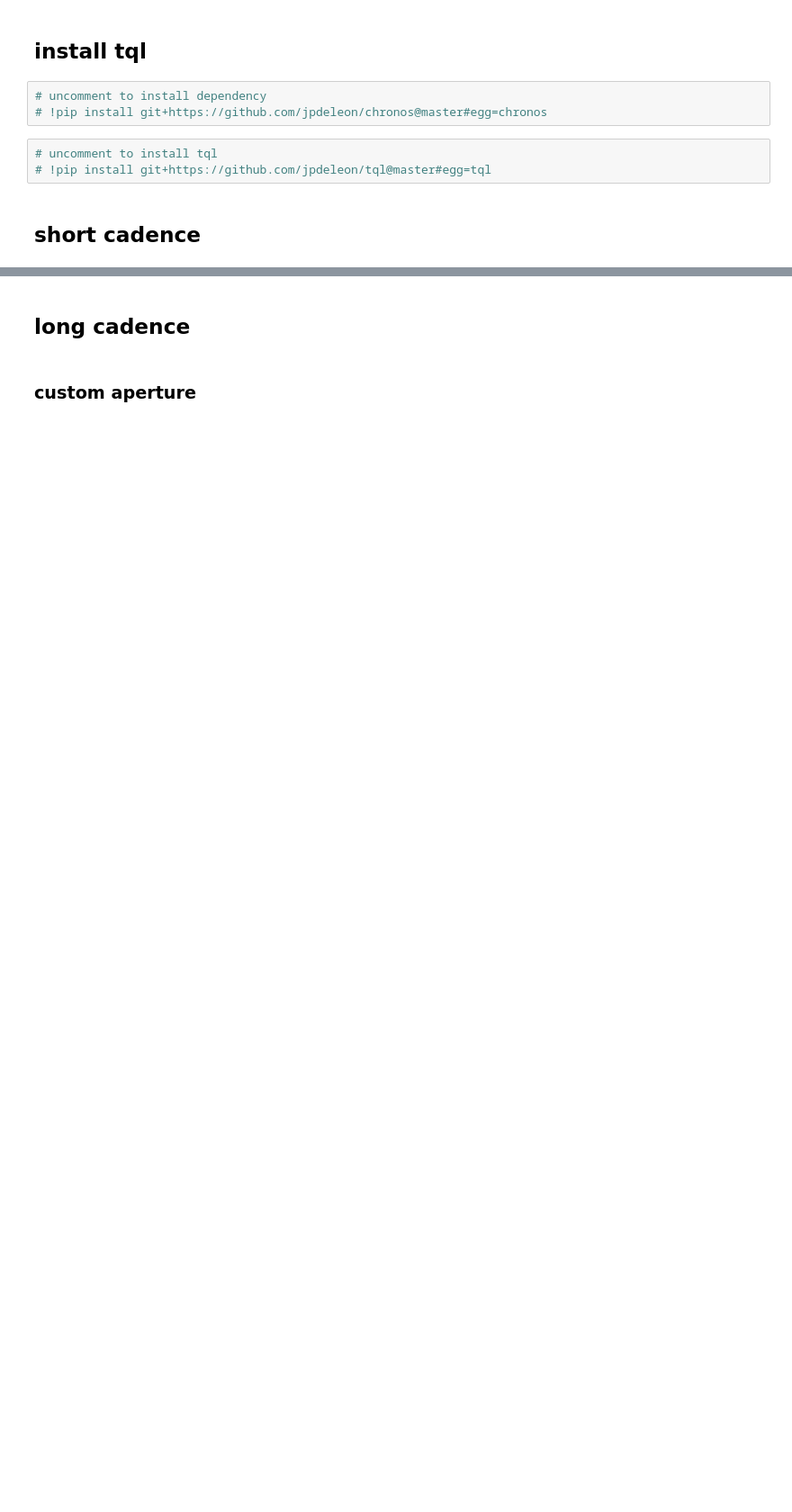
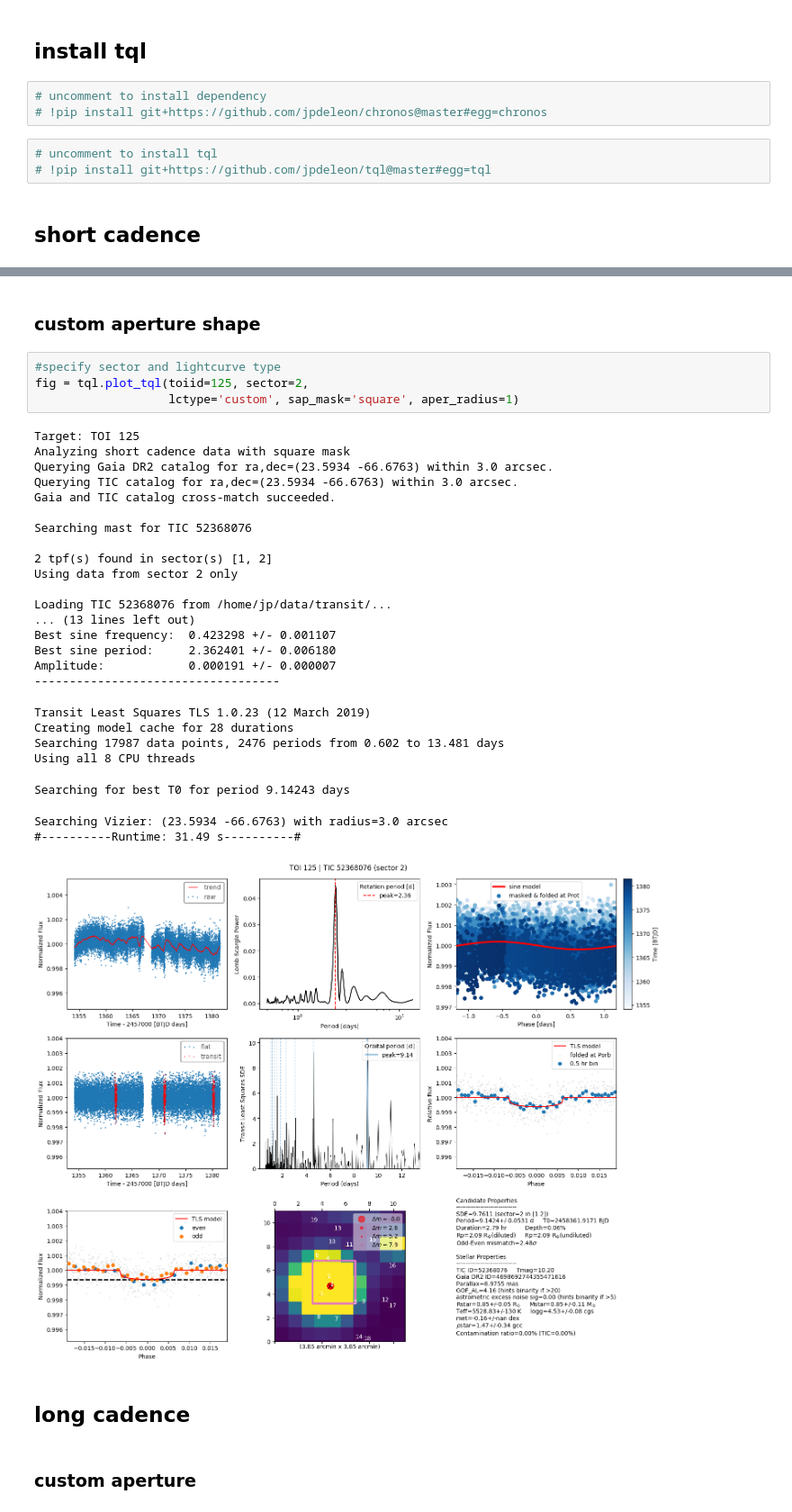
Before and after one commit to jpdeleon/tql, a Jupyter notebook: notebooks/examples.ipynb, the cells around one changed output, grey strips where cells are left out. Shown at 90% size. Saved outputs shown, nothing was run; the diff lists cells and outputs as text; blank space fills up the shorter version.

```diff
--- a/notebooks/examples.ipynb
+++ b/notebooks/examples.ipynb
@@ -87,4 +105,36 @@ Searching Vizier: (23.5934 -66.6763) with radius=3.0 arcsec
 [figure]
+# %% [markdown]
+### custom aperture shape
+# %%
+#specify sector and lightcurve type
+fig = tql.plot_tql(toiid=125, sector=2,
+                   lctype='custom', sap_mask='square', aper_radius=1)
+# %% [output]
+Target: TOI 125
+Analyzing short cadence data with square mask
+Querying Gaia DR2 catalog for ra,dec=(23.5934 -66.6763) within 3.0 arcsec.
+Querying TIC catalog for ra,dec=(23.5934 -66.6763) within 3.0 arcsec.
+Gaia and TIC catalog cross-match succeeded.
+
+Searching mast for TIC 52368076
+
+2 tpf(s) found in sector(s) [1, 2]
+Using data from sector 2 only
+
+Loading TIC 52368076 from /home/jp/data/transit/...
+... (13 lines left out)
+Best sine frequency:  0.423298 +/- 0.001107
+Best sine period:     2.362401 +/- 0.006180
+Amplitude:            0.000191 +/- 0.000007
+-----------------------------------
+Transit Least Squares TLS 1.0.23 (12 March 2019)
+Creating model cache for 28 durations
+Searching 17987 data points, 2476 periods from 0.602 to 13.481 days
+Using all 8 CPU threads
+Searching for best T0 for period 9.14243 days
+Searching Vizier: (23.5934 -66.6763) with radius=3.0 arcsec
+#----------Runtime: 31.49 s----------#
+[figure, added]
 # %% [markdown]
 ## long cadence
 # %% [markdown]
```
Also changed, not shown: parts of 6 cells of this notebook.
